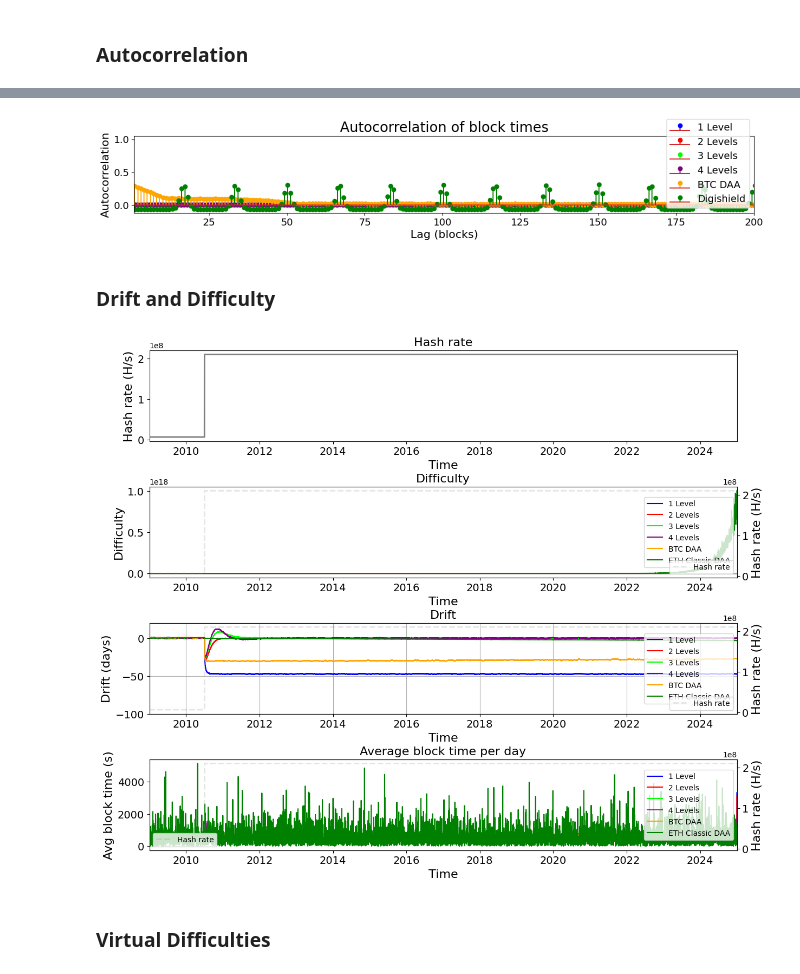
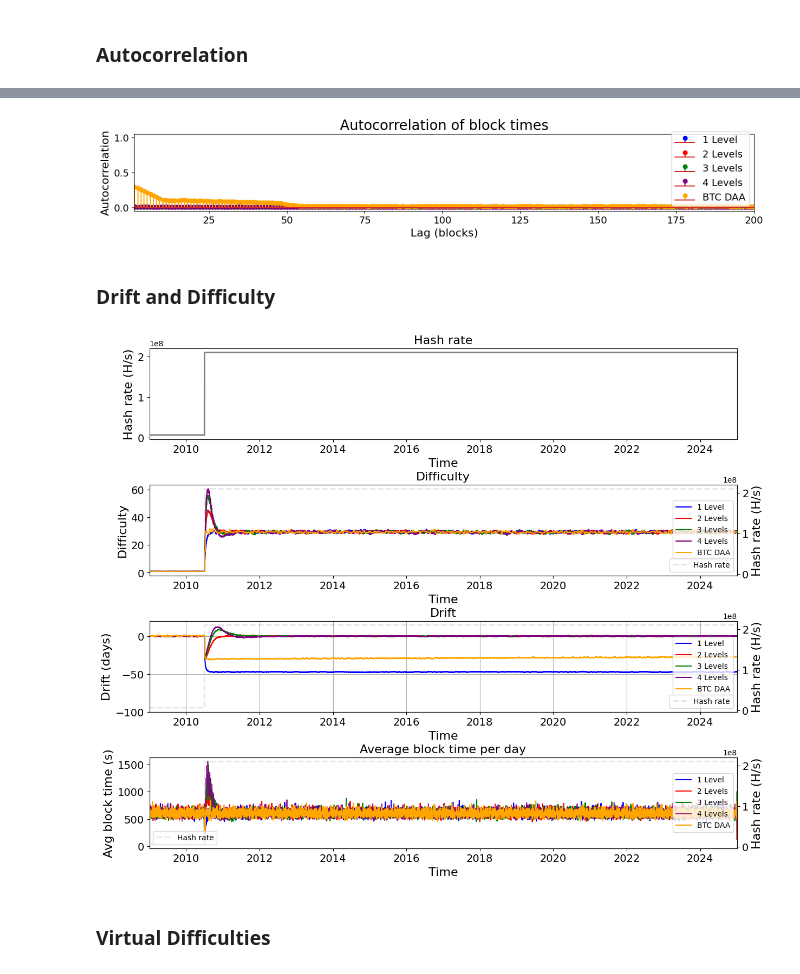
Before and after one commit to demKyr/BCH-DAA-2, a Jupyter notebook: visualisation_final_revised.ipynb, the cells around one changed output, grey strips where cells are left out. Saved outputs shown, nothing was run; the diff lists cells and outputs as text; code cells hidden in the pictures.

```diff
--- a/visualisation_final_revised.ipynb
+++ b/visualisation_final_revised.ipynb
@@ -45,7 +43,7 @@ df_eth['median_time'] = pd.to_datetime(df_eth['timestamp'], unit='s')
 import pandas as pd
 
 # === Summary Stats ===
-for i, df in enumerate([df_1_layer, df_2_layer, df_3_layer, df_4_layer, df_btc, df_eth], 1):
+for i, df in enumerate([df_1_layer, df_2_layer, df_3_layer, df_4_layer, df_btc], 1):
     if i == 5:
         print("BTC DAA:")
     elif i == 6:
@@ -56,7 +54,7 @@ for i, df in enumerate([df_1_layer, df_2_layer, df_3_layer, df_4_layer, df_btc,
     print("stdev:", df['block_time'].std())
 
 # === Sanity Check ===
-for df in [df_1_layer, df_2_layer, df_3_layer, df_4_layer, df_btc, df_eth]:
+for df in [df_1_layer, df_2_layer, df_3_layer, df_4_layer, df_btc]:
     df['secondary_block_time'] = pd.to_datetime(df['median_time']).diff().dt.total_seconds().fillna(0)
 
 print(df_1_layer['block_time'][1:].equals(df_1_layer['secondary_block_time'][1:]))
@@ -64,7 +62,6 @@ print(df_2_layer['block_time'][1:].equals(df_2_layer['secondary_block_time'][1:]
 print(df_3_layer['block_time'][1:].equals(df_3_layer['secondary_block_time'][1:]))
 print(df_4_layer['block_time'][1:].equals(df_4_layer['secondary_block_time'][1:]))
 print(df_btc['block_time'][1:].equals(df_btc['secondary_block_time'][1:]))
-print(df_eth['block_time'][1:].equals(df_eth['secondary_block_time'][1:]))
 # === Average Block Time per Day ===
 def avg_block_time_per_day(df):
     df['median_time'] = pd.to_datetime(df['median_time'])
@@ -76,7 +73,6 @@ q_res_2_layer_avg_block_time = avg_block_time_per_day(df_2_layer)
 q_res_3_layer_avg_block_time = avg_block_time_per_day(df_3_layer)
 q_res_4_layer_avg_block_time = avg_block_time_per_day(df_4_layer)
 q_res_btc_avg_block_time = avg_block_time_per_day(df_btc)
-q_res_eth_avg_block_time = avg_block_time_per_day(df_eth)
 
 # === Hourly Record Count ===
 def hourly_record_count(df):
@@ -89,7 +85,6 @@ q_res_2_layer_hour_count = hourly_record_count(df_2_layer)
 q_res_3_layer_hour_count = hourly_record_count(df_3_layer)
 q_res_4_layer_hour_count = hourly_record_count(df_4_layer)
 q_res_btc_hour_count = hourly_record_count(df_btc)
-q_res_eth_hour_count = hourly_record_count(df_eth)
 
 # === Fill Missing Hours ===
 min_hour = q_res_1_layer_hour_count['hour'].min()
@@ -105,6 +100,5 @@ q_res_2_layer_hour_count = fill_missing_hours(q_res_2_layer_hour_count)
 q_res_3_layer_hour_count = fill_missing_hours(q_res_3_layer_hour_count)
 q_res_4_layer_hour_count = fill_missing_hours(q_res_4_layer_hour_count)
 q_res_btc_hour_count = fill_missing_hours(q_res_btc_hour_count)
-q_res_eth_hour_count = fill_missing_hours(q_res_eth_hour_count)
 # %% [output]
 with 1 layer:
@@ -287,16 +267,14 @@ acf_values_2_layer = acf(df_2_layer['block_time'], nlags=x_lim)
 acf_values_3_layer = acf(df_3_layer['block_time'], nlags=x_lim)
 acf_values_4_layer = acf(df_4_layer['block_time'], nlags=x_lim)
 acf_values_btc = acf(q_res_btc_hour_count['record_count'], nlags=x_lim)
-acf_values_eth = acf(q_res_eth_hour_count['record_count'], nlags=x_lim)
 
 lags = np.arange(0, x_lim + 1)
 width = 0.15
 plt.stem(lags + 0.25 * width, acf_values_1_layer, label='1 Level', linefmt='blue')
 plt.stem(lags + 0.5 * width, acf_values_2_layer, label='2 Levels', linefmt='red')
-plt.stem(lags + 0.75 * width, acf_values_3_layer, label='3 Levels', linefmt='lime')
+plt.stem(lags + 0.75 * width, acf_values_3_layer, label='3 Levels', linefmt='green')
 plt.stem(lags + width, acf_values_4_layer, label='4 Levels', linefmt='purple')
 plt.stem(lags + 1.25 * width, acf_values_btc, label='BTC DAA', linefmt='orange')
-plt.stem(lags + 1.75 * width, acf_values_eth, label='Digishield', linefmt='green')
 plt.title('Autocorrelation of block times', fontsize=20)
 plt.xlabel('Lag (blocks)', fontsize=16)
 plt.ylabel('Autocorrelation', fontsize=16)
@@ -308,7 +286,7 @@ plt.legend(fontsize=14, loc='lower right')
 plt.xlim(1, x_lim)
 plt.show()
 # %% [output]
-[figure, old version]
+[figure, new version]
 # %% [markdown]
 ### Drift and Difficulty
 # %%
@@ -347,22 +325,19 @@ if use_log:
     df_3_layer['log_difficulty'] = np.log10(np.maximum(df_3_layer['difficulty'].astype(float), 1e-10))
     df_4_layer['log_difficulty'] = np.log10(np.maximum(df_4_layer['difficulty'].astype(float), 1e-10))
     df_btc['log_difficulty'] = np.log10(np.maximum(df_btc['difficulty'].astype(float), 1e-10))
-    df_eth['log_difficulty'] = np.log10(np.maximum(df_eth['difficulty'].astype(float), 1e-10))
     axs[1].plot(df_1_layer['median_time'], df_1_layer['log_difficulty'], color='blue', label='1 Level')
     axs[1].plot(df_2_layer['median_time'], df_2_layer['log_difficulty'], color='red', label='2 Levels')
-    axs[1].plot(df_3_layer['median_time'], df_3_layer['log_difficulty'], color='lime', label='3 Levels')
+    axs[1].plot(df_3_layer['median_time'], df_3_layer['log_difficulty'], color='green', label='3 Levels')
     axs[1].plot(df_4_layer['median_time'], df_4_layer['log_difficulty'], color='purple', label='4 Levels')
     axs[1].plot(df_btc['median_time'], df_btc['log_difficulty'], color='orange', label='BTC DAA')
-    axs[1].plot(df_eth['median_time'], df_eth['log_difficulty'], color='green', label='ETH Classic DAA')
     axs[1].yaxis.set_major_formatter(ticker.StrMethodFormatter("$10^{{{x:.0f}}}$"))
     axs[1].set_ylabel('Difficulty\n(log scale)', fontsize=16)
 else:
     axs[1].plot(df_1_layer['median_time'], df_1_layer['difficulty'], color='blue', label='1 Level')
     axs[1].plot(df_2_layer['median_time'], df_2_layer['difficulty'], color='red', label='2 Levels')
-    axs[1].plot(df_3_layer['median_time'], df_3_layer['difficulty'], color='lime', label='3 Levels')
+    axs[1].plot(df_3_layer['median_time'], df_3_layer['difficulty'], color='green', label='3 Levels')
     axs[1].plot(df_4_layer['median_time'], df_4_layer['difficulty'], color='purple', label='4 Levels')
     axs[1].plot(df_btc['median_time'], df_btc['difficulty'], color='orange', label='BTC DAA')
-    axs[1].plot(df_eth['median_time'], df_eth['difficulty'], color='green', label='ETH Classic DAA')
     axs[1].set_ylabel('Difficulty', fontsize=16)
 axs[1].set_xlabel('Time', fontsize=16)
 axs[1].set_title('Difficulty', fontsize=16)
@@ -382,10 +357,9 @@ ax2_1.legend(loc='lower right')
 # DRIFT Plot data on axs[2] and ax2_2
 axs[2].plot(df_1_layer['median_time'], df_1_layer['skew'] * 14, color='blue', label='1 Level')
 axs[2].plot(df_2_layer['median_time'], df_2_layer['skew'] * 14, color='red', label='2 Levels')
-axs[2].plot(df_3_layer['median_time'], df_3_layer['skew'] * 14, color='lime', label='3 Levels')
+axs[2].plot(df_3_layer['median_time'], df_3_layer['skew'] * 14, color='green', label='3 Levels')
 axs[2].plot(df_4_layer['median_time'], df_4_layer['skew'] * 14, color='purple', label='4 Levels')
 axs[2].plot(df_btc['median_time'], df_btc['skew'] * 14, color='orange', label='BTC DAA')
-axs[2].plot(df_eth['median_time'], df_eth['skew'] * 14, color='green', label='ETH Classic DAA')
 axs[2].set_title('Drift', fontsize=16)
 axs[2].set_xlabel('Time', fontsize=16)
 axs[2].set_ylabel('Drift (days)', fontsize=16)
@@ -401,36 +375,35 @@ if use_log:
 else:
     ax2_2.plot(df_4_layer['median_time'], df_4_layer['real_hash_rate'], color='gray', label='Hash rate', linestyle='--', alpha=0.2, linewidth=2)
     ax2_2.set_ylabel('Hash rate (H/s)', fontsize=16)
 ax2_2.tick_params(axis='both', which='major', labelsize=14)
 ax2_2.legend(loc='lower right')
 
 # AVG BLOCK TIME PER DAY Plot data on axs[3] and ax2_3
 axs[3].plot(q_res_1_layer_avg_block_time['day'], q_res_1_layer_avg_block_time['avg_block_time'], color='blue', label='1 Level')
 axs[3].plot(q_res_2_layer_avg_block_time['day'], q_res_2_layer_avg_block_time['avg_block_time'], color='red', label='2 Levels')
-axs[3].plot(q_res_3_layer_avg_block_time['day'], q_res_3_layer_avg_block_time['avg_block_time'], color='lime', label='3 Levels')
+axs[3].plot(q_res_3_layer_avg_block_time['day'], q_res_3_layer_avg_block_time['avg_block_time'], color='green', label='3 Levels')
 axs[3].plot(q_res_4_layer_avg_block_time['day'], q_res_4_layer_avg_block_time['avg_block_time'], color='purple', label='4 Levels', alpha=0.8)
 axs[3].plot(q_res_btc_avg_block_time['day'], q_res_btc_avg_block_time['avg_block_time'], color='orange', label='BTC DAA')
-axs[3].plot(q_res_eth_avg_block_time['day'], q_res_eth_avg_block_time['avg_block_time'], color='green', label='ETH Classic DAA')
 axs[3].set_title('Average block time per day', fontsize=16)
 axs[3].set_xlabel('Time', fontsize=16)
 axs[3].set_ylabel('Avg block time (s)', fontsize=16)
 axs[3].tick_params(axis='both', which='major', labelsize=14)
 axs[3].legend(loc='center right')
 axs[3].set_xlim(start_date, end_date)
 if use_log:
     ax2_3.plot(df_4_layer['median_time'], df_4_layer['log_hash_rate'], color='gray', label='Hash rate', linestyle='--', alpha=0.2, linewidth=2)
     ax2_3.set_ylabel('Hash rate (H/s)\n(log scale)', fontsize=16)
     ax2_3.yaxis.set_major_formatter(ticker.StrMethodFormatter("$10^{{{x:.0f}}}$"))
 else:
     ax2_3.plot(df_4_layer['median_time'], df_4_layer['real_hash_rate'], color='gray', label='Hash rate', linestyle='--', alpha=0.2, linewidth=2)
     ax2_3.set_ylabel('Hash rate (H/s)', fontsize=16)
 ax2_3.tick_params(axis='both', which='major', labelsize=14)
 ax2_3.legend(loc='lower left')
 
 plt.subplots_adjust(hspace=0.5)
 plt.show()
 # %% [output]
-[figure, old version]
+[figure, new version]
 # %% [markdown]
 ### Virtual Difficulties
 # %%
```
Also changed, not shown: parts of 7 cells of this notebook, 2 other files.
